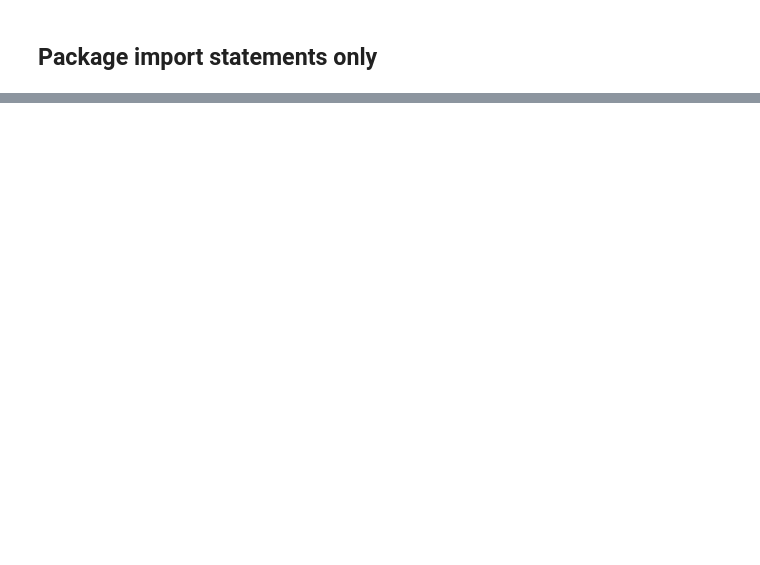
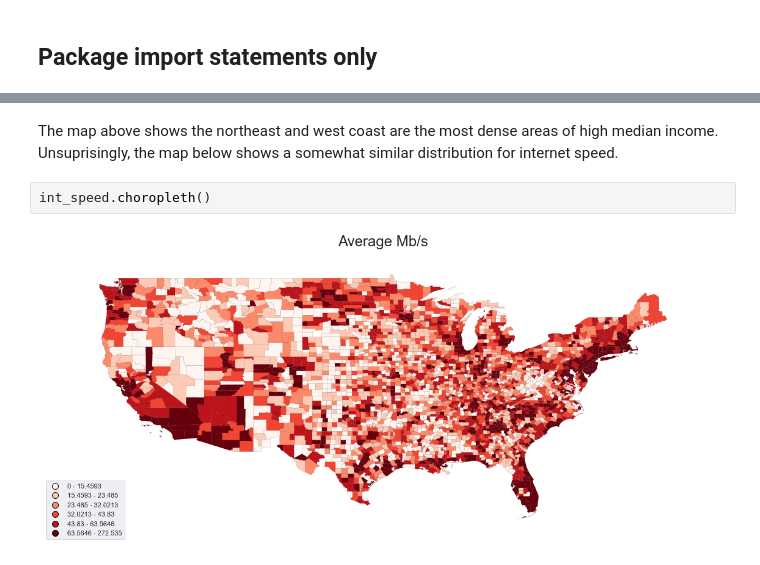
Before and after one commit to jgreene114/INFO2950Project, a Jupyter notebook: Data_Analysis_2.ipynb, the cells around one changed output, grey strips where cells are left out. Cells and saved outputs as stored; diff of their text form; blank space fills up the shorter version.

```diff
--- a/Data_Analysis_2.ipynb
+++ b/Data_Analysis_2.ipynb
@@ -115,0 +436,6 @@ county_internet_df.avg_mbps_rating.plot.hist()
+# %% [markdown]
+The map above shows the northeast and west coast are the most dense areas of high median income. Unsuprisingly, the map below shows a somewhat similar distribution for internet speed.
+# %%
+int_speed.choropleth()
+# %% [output]
+[figure, added]
```
Also changed, not shown: parts of 68 cells of this notebook, 4 other files.
